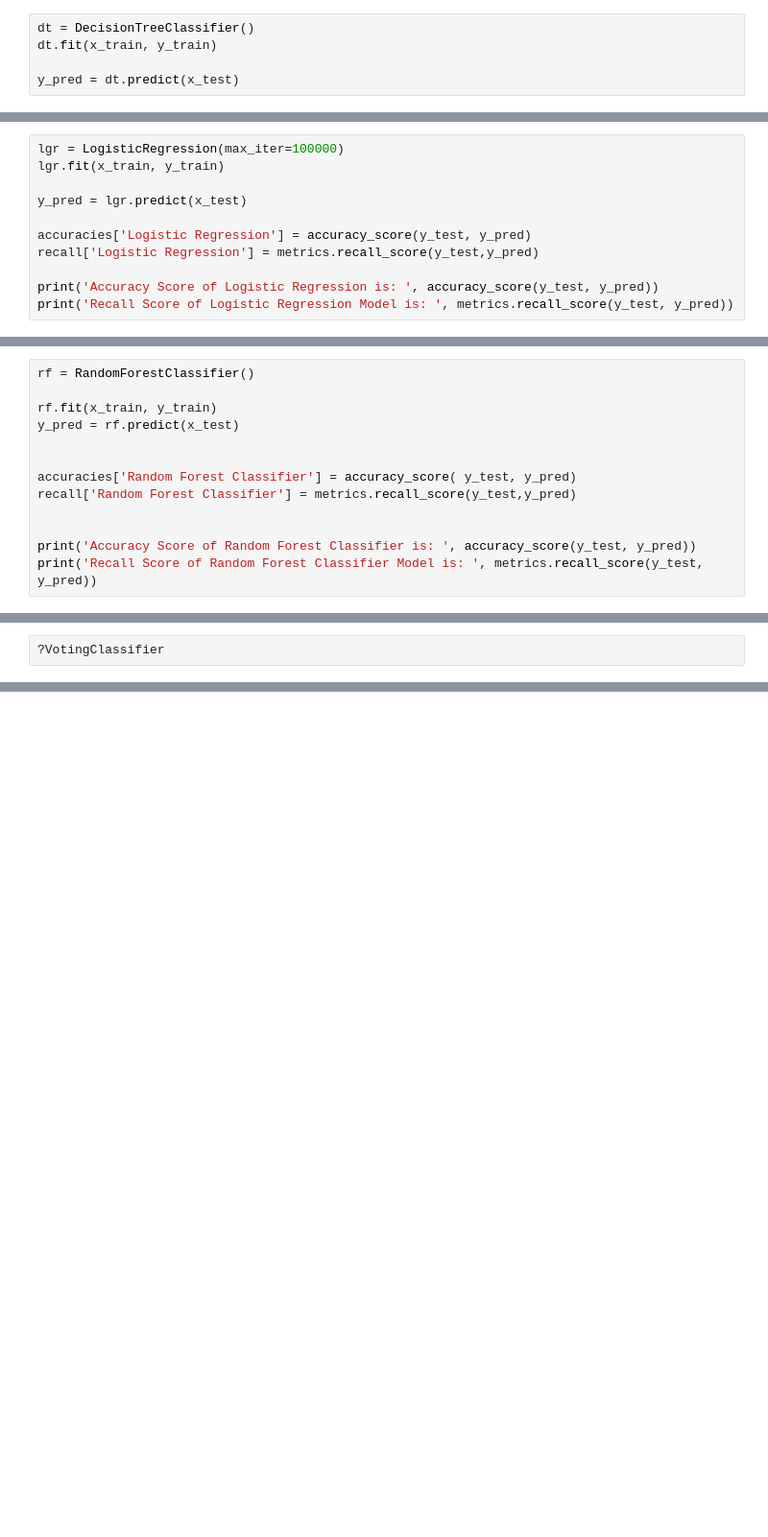
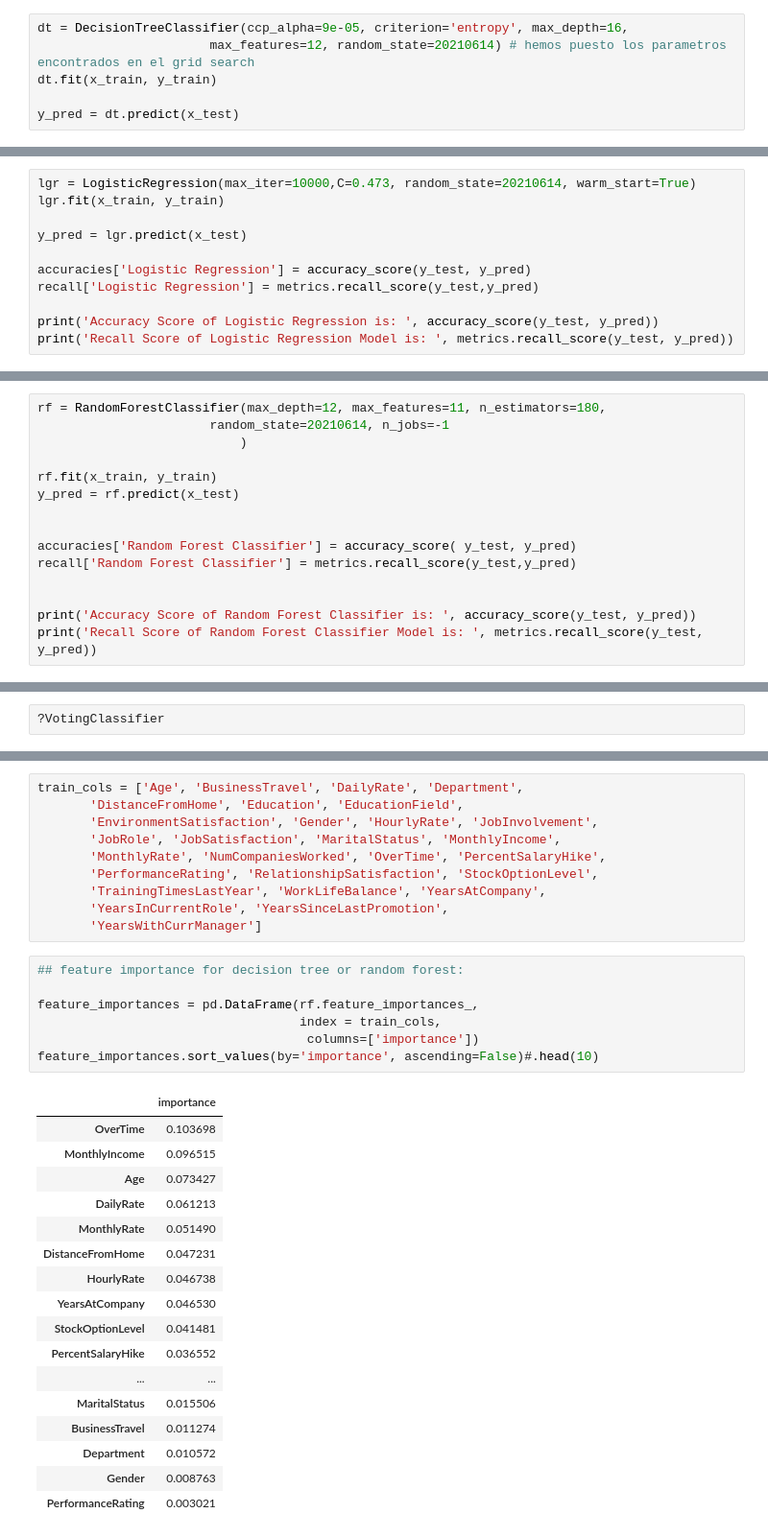
Before and after one commit to qSergio/Intro2ML, a Jupyter notebook: Session3/SupervisedLearning_HRexample.ipynb, the cells around one changed output, grey strips where cells are left out. Shown at 96% size. Saved outputs shown, nothing was run; the diff lists cells and outputs as text; blank space fills up the shorter version.

```diff
--- a/Session3/SupervisedLearning_HRexample.ipynb
+++ b/Session3/SupervisedLearning_HRexample.ipynb
@@ -149,7 +328,8 @@ from sklearn.ensemble import RandomForestClassifier
 from sklearn.metrics import accuracy_score
 from sklearn import metrics
 # %%
-dt = DecisionTreeClassifier()
+dt = DecisionTreeClassifier(ccp_alpha=9e-05, criterion='entropy', max_depth=16,
+                       max_features=12, random_state=20210614) # hemos puesto los parametros encontrados en el grid search
 dt.fit(x_train, y_train)
 
 y_pred = dt.predict(x_test)
@@ -169,5 +364,5 @@ print(classification_report(y_test, y_pred))
 # %%
-lgr = LogisticRegression(max_iter=100000)
+lgr = LogisticRegression(max_iter=10000,C=0.473, random_state=20210614, warm_start=True)
 lgr.fit(x_train, y_train)
 
 y_pred = lgr.predict(x_test)
@@ -180,5 +394,7 @@ print('Recall Score of Logistic Regression Model is: ', metrics.recall_score(y_t
 # %%
-rf = RandomForestClassifier()
+rf = RandomForestClassifier(max_depth=12, max_features=11, n_estimators=180,
+                       random_state=20210614, n_jobs=-1
+                           )
 
 rf.fit(x_train, y_train)
 y_pred = rf.predict(x_test)
@@ -217,0 +479,35 @@ print('Recall Score of Democratic Classifier Model is: ', metrics.recall_score(y
+# %%
+train_cols = ['Age', 'BusinessTravel', 'DailyRate', 'Department',
+       'DistanceFromHome', 'Education', 'EducationField',
+       'EnvironmentSatisfaction', 'Gender', 'HourlyRate', 'JobInvolvement',
+       'JobRole', 'JobSatisfaction', 'MaritalStatus', 'MonthlyIncome',
+       'MonthlyRate', 'NumCompaniesWorked', 'OverTime', 'PercentSalaryHike',
+       'PerformanceRating', 'RelationshipSatisfaction', 'StockOptionLevel',
+       'TrainingTimesLastYear', 'WorkLifeBalance', 'YearsAtCompany',
+       'YearsInCurrentRole', 'YearsSinceLastPromotion',
+       'YearsWithCurrManager']
+# %%
+## feature importance for decision tree or random forest:
+
+feature_importances = pd.DataFrame(rf.feature_importances_,
+                                   index = train_cols,
+                                    columns=['importance'])
+feature_importances.sort_values(by='importance', ascending=False)#.head(10)
+# %% [output]
+|  | importance |
+| OverTime | 0.103698 |
+| MonthlyIncome | 0.096515 |
+| Age | 0.073427 |
+| DailyRate | 0.061213 |
+| MonthlyRate | 0.051490 |
+| DistanceFromHome | 0.047231 |
+| HourlyRate | 0.046738 |
+| YearsAtCompany | 0.046530 |
+| StockOptionLevel | 0.041481 |
+| PercentSalaryHike | 0.036552 |
+| ... | ... |
+| MaritalStatus | 0.015506 |
+| BusinessTravel | 0.011274 |
+| Department | 0.010572 |
+| Gender | 0.008763 |
+| PerformanceRating | 0.003021 |
```
Also changed, not shown: parts of 47 cells of this notebook, 1 other file.
